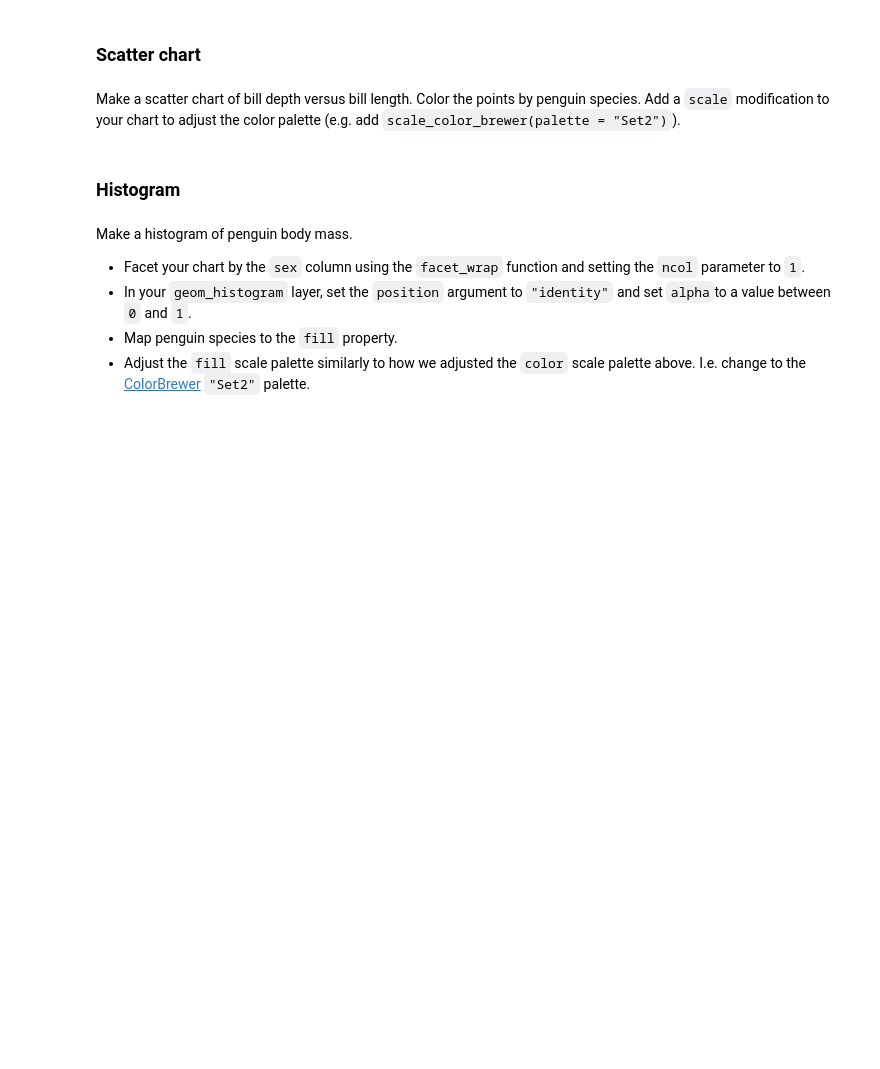
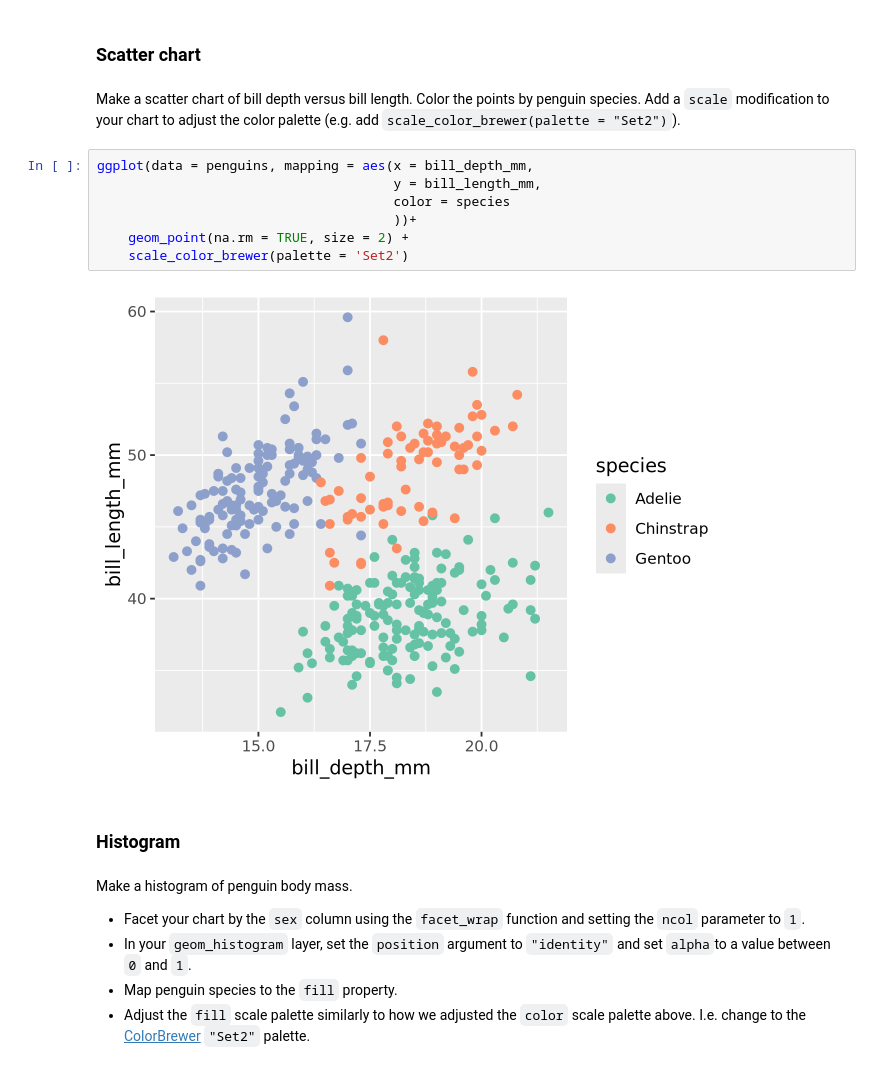
Before and after one commit to UNC-DATA-730/unit-2-assignment-zmoran73, a Jupyter notebook: assignment2.ipynb, the cells around one changed output. Saved outputs shown, nothing was run; the diff lists cells and outputs as text; blank space fills up the shorter version.

```diff
--- a/assignment2.ipynb
+++ b/assignment2.ipynb
@@ -29,6 +70,15 @@ In the cell below make a bar chart that shows how many penguins are in the data
 ### Scatter chart
 # %% [markdown]
 Make a scatter chart of bill depth versus bill length. Color the points by penguin species. Add a `scale` modification to your chart to adjust the color palette (e.g. add `scale_color_brewer(palette = "Set2")`).
+# %%
+ggplot(data = penguins, mapping = aes(x = bill_depth_mm,
+                                      y = bill_length_mm,
+                                      color = species
+                                      ))+
+    geom_point(na.rm = TRUE, size = 2) +
+    scale_color_brewer(palette = 'Set2')
+# %% [output]
+[figure, added]
 # %% [markdown]
 ### Histogram
 # %% [markdown]
```
Also changed, not shown: parts of 17 cells of this notebook.
